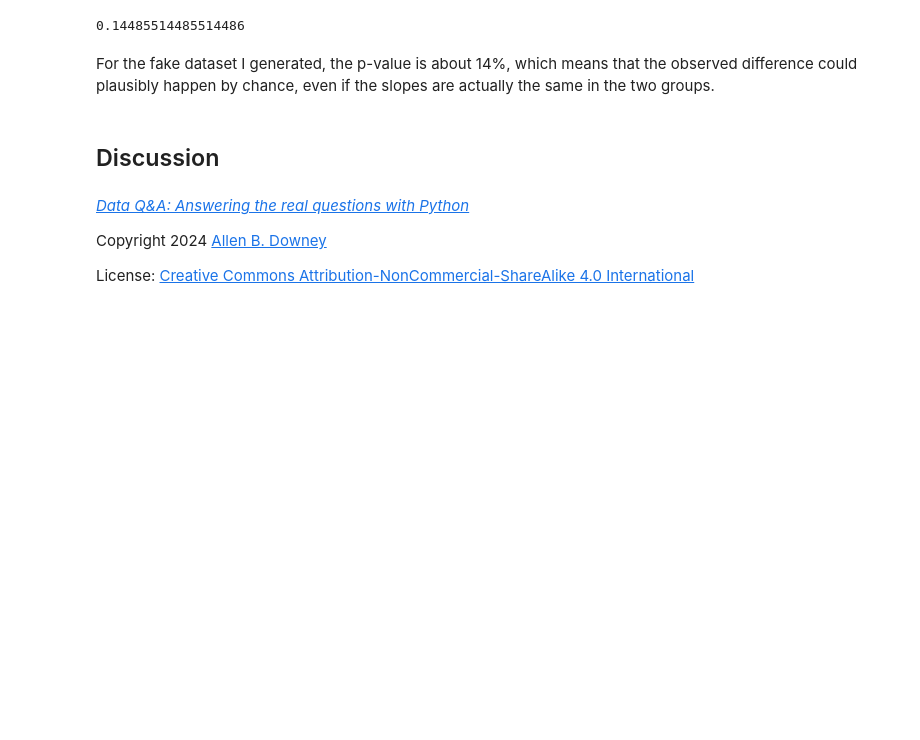
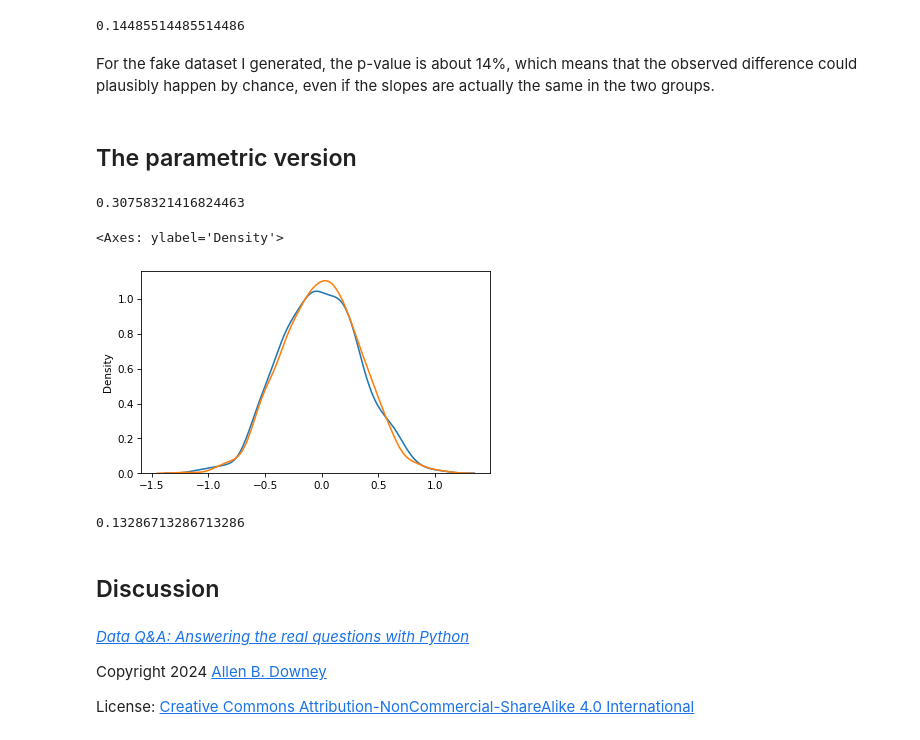
Before and after one commit to AllenDowney/DataQnA, a Jupyter notebook: nb/diff_slope.ipynb, the cells around one changed output. Cells and saved outputs as stored; diff of their text form; code cells hidden in the pictures; blank space fills up the shorter version.

```diff
--- a/nb/diff_slope.ipynb
+++ b/nb/diff_slope.ipynb
@@ -252,6 +252,36 @@ p_value
 0.14485514485514486
 # %% [markdown]
 For the fake dataset I generated, the p-value is about 14%, which means that the observed difference could plausibly happen by chance, even if the slopes are actually the same in the two groups.
+# %% [markdown]
+## The parametric version
+# %%
+m, s = np.mean(resid), np.std(resid)
+# %%
+def resample_slope2():
+    resampled1 = fit1 + np.random.normal(m, s, size=n)
+    resampled2 = fit2 + np.random.normal(m, s, size=n)
+
+    res1 = linregress(xs, resampled1)
+    res2 = linregress(xs, resampled2)
+    diff = res2.slope - res1.slope
+    return diff
+# %%
+resample_slope2()
+# %% [output]
+0.30758321416824463
+# %%
+diffs2 = [resample_slope2() for i in range(1001)]
+# %%
+sns.kdeplot(diffs)
+sns.kdeplot(diffs2)
+# %% [output]
+<Axes: ylabel='Density'>
+[figure, added]
+# %%
+p_value = np.mean(np.abs(diffs2) >= np.abs(diff_actual))
+p_value
+# %% [output]
+0.13286713286713286
 # %% [markdown]
 ## Discussion
 # %% [markdown]
```
Also changed, not shown: 33 other files.
